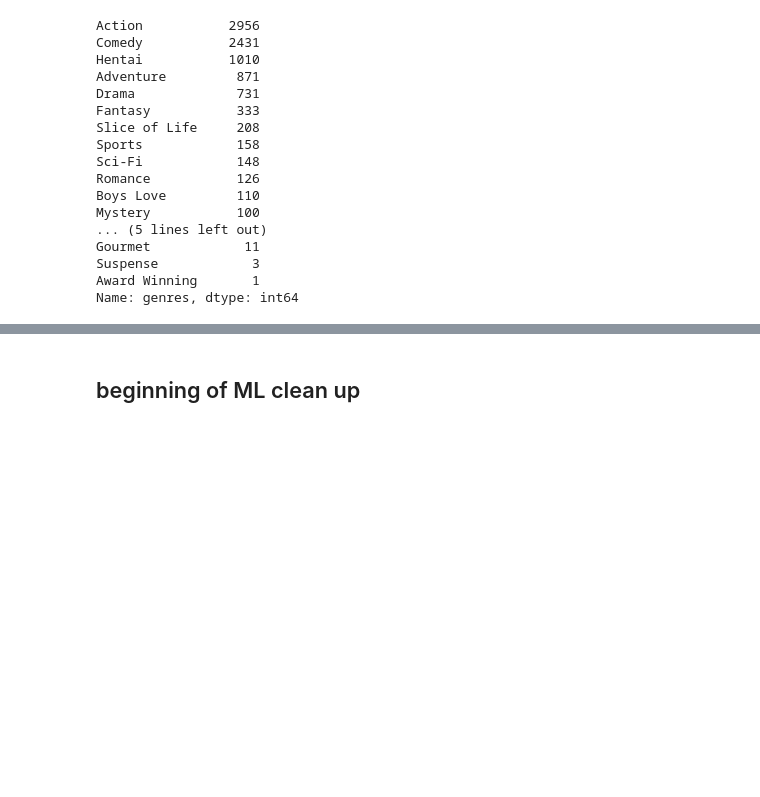
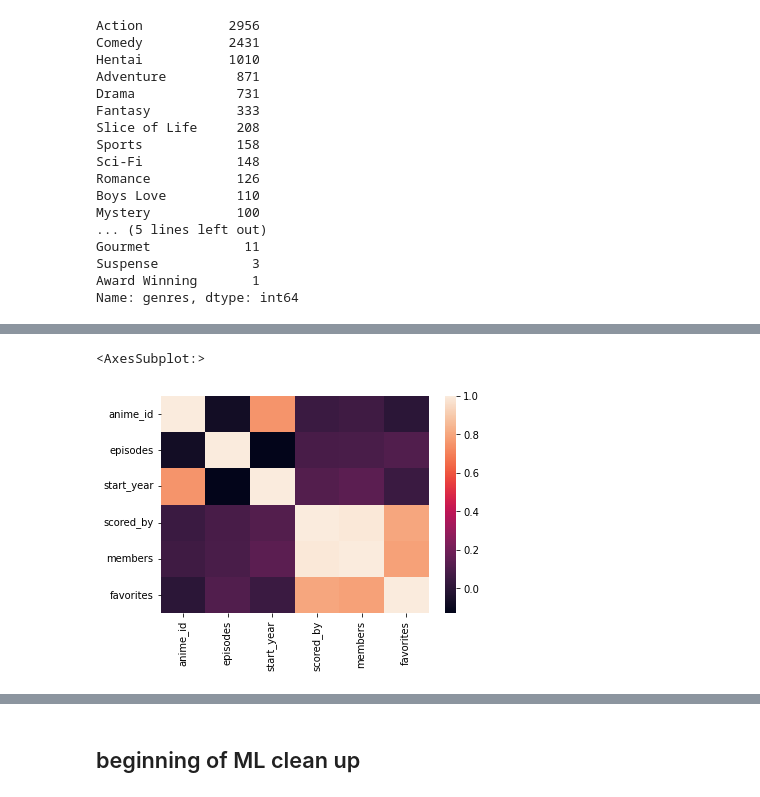
Before and after one commit to Megreid23/final_project, a Jupyter notebook: anime_project.ipynb, the cells around one changed output, grey strips where cells are left out. Drawn from its saved outputs; the diff is of its cells as text; code cells hidden in the pictures; blank space fills up the shorter version.

```diff
--- a/anime_project.ipynb
+++ b/anime_project.ipynb
@@ -1259,0 +1298,10 @@ Name: genres, dtype: int64
+# %%
+# merge dataframes
+# https://stackoverflow.com/questions/44327999/how-to-merge-multiple-dataframes
+from functools import reduce
+dfs = [anime_titles, anime_info, scoring_info, anime_studios, anime_genres]
+
+clean_anime = reduce(lambda left,right:
+                     pd.merge(left,right,on=['anime_id'],
+                     how='outer'), dfs).fillna('void')
+clean_anime.head()
@@ -1259,0 +1326,5 @@ Name: genres, dtype: int64
+# %%
+sns.heatmap(clean_anime.corr())
+# %% [output]
+<AxesSubplot:>
+[figure, added]
```
Also changed, not shown: parts of 20 cells of this notebook, 7 other files.
